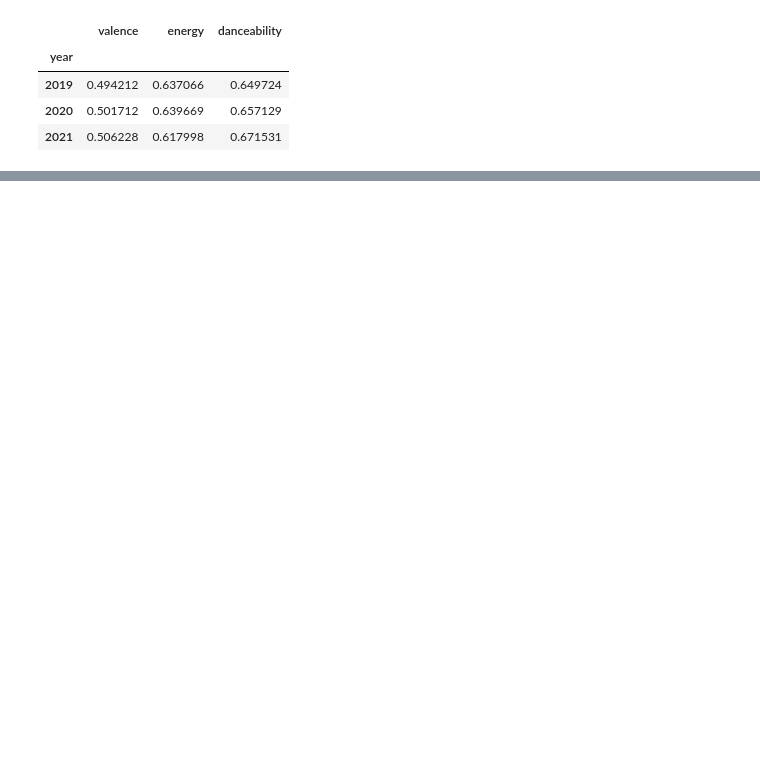
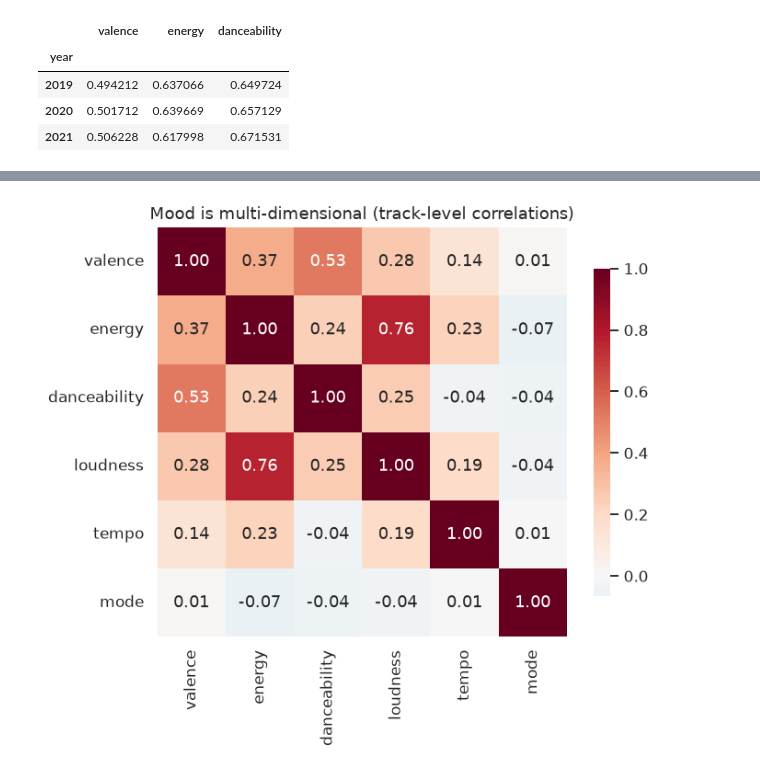
Before and after one commit to Jesse-Ahlbrecht/spotify-tracks, a Jupyter notebook: notebooks/03_mood_over_time.ipynb, the cells around one changed output, grey strips where cells are left out. Saved outputs shown, nothing was run; the diff lists cells and outputs as text; code cells hidden in the pictures; blank space fills up the shorter version.

```diff
--- a/notebooks/03_mood_over_time.ipynb
+++ b/notebooks/03_mood_over_time.ipynb
@@ -52,0 +101,10 @@ plt.tight_layout(); plt.show()
+# %%
+mood_cols = ['valence', 'energy', 'danceability', 'loudness', 'tempo', 'mode']
+c = df[mood_cols].corr()
+plt.figure(figsize=(6.8, 5.6))
+sns.heatmap(c, annot=True, fmt='.2f', cmap='RdBu_r', center=0, square=True,
+            cbar_kws={'shrink': .8})
+plt.title('Mood is multi-dimensional (track-level correlations)')
+plt.tight_layout(); plt.show()
+# %% [output]
+[figure, added]
```
Also changed, not shown: parts of 32 cells of this notebook, 6 other files.
